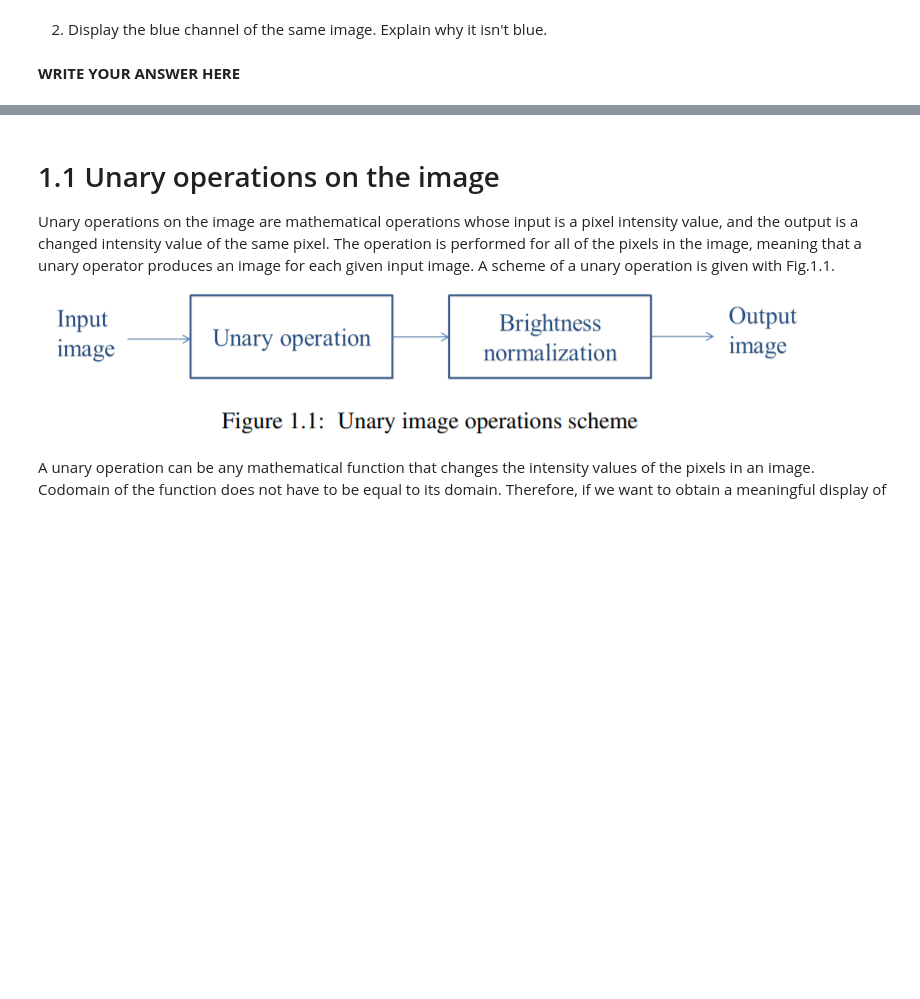
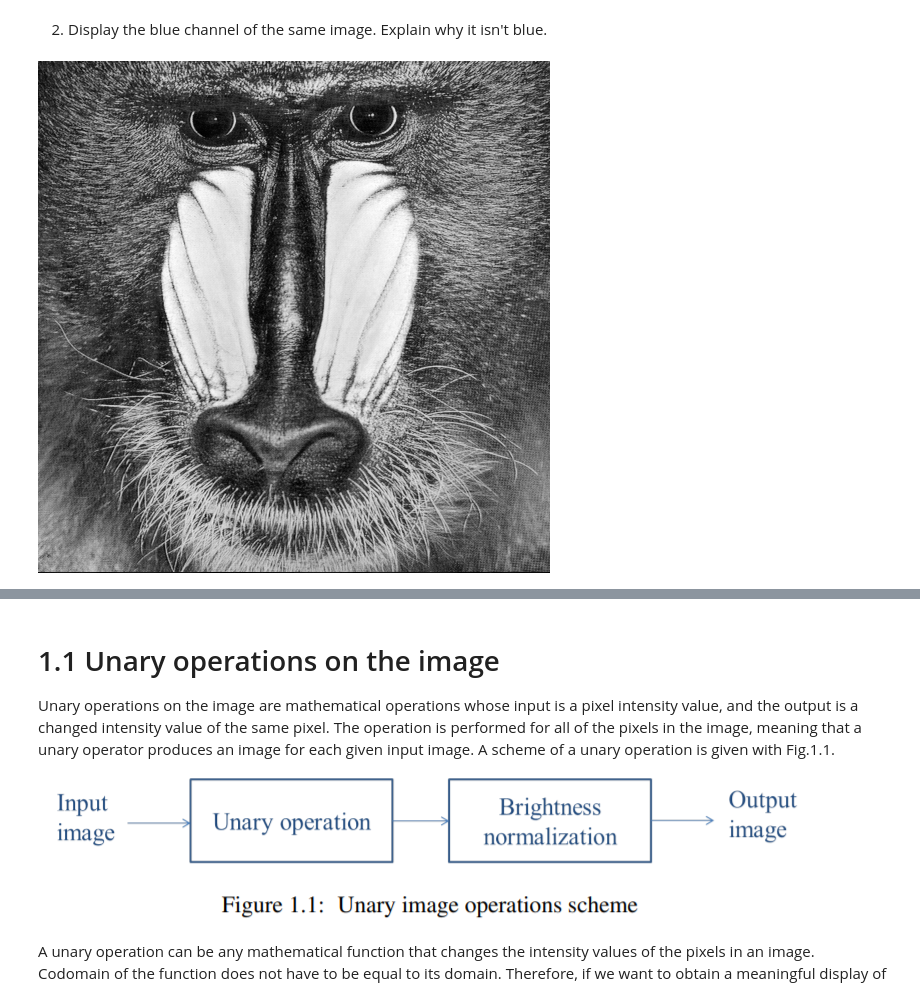
Before and after one commit to doms911/Digital-Image-Processing-and-Analysis, a Jupyter notebook: DIPA_Laboratory_exercise_1.ipynb, the cells around one changed output, grey strips where cells are left out. Drawn from its saved outputs; the diff is of its cells as text; code cells hidden in the pictures; blank space fills up the shorter version.

```diff
--- a/DIPA_Laboratory_exercise_1.ipynb
+++ b/DIPA_Laboratory_exercise_1.ipynb
@@ -128,5 +146,7 @@ cv2_imshow(red_channel)
 2. Display the blue channel of the same image. Explain why it isn't blue.
 # %%
 # Write-in your solution
+red_channel = img[:,:,0] # B(0), G(1), R(2)
+cv2_imshow(red_channel)
+# %% [output]
+[figure, added]
-# %% [markdown]
-**WRITE YOUR ANSWER HERE**
```
Also changed, not shown: parts of 14 cells of this notebook.
